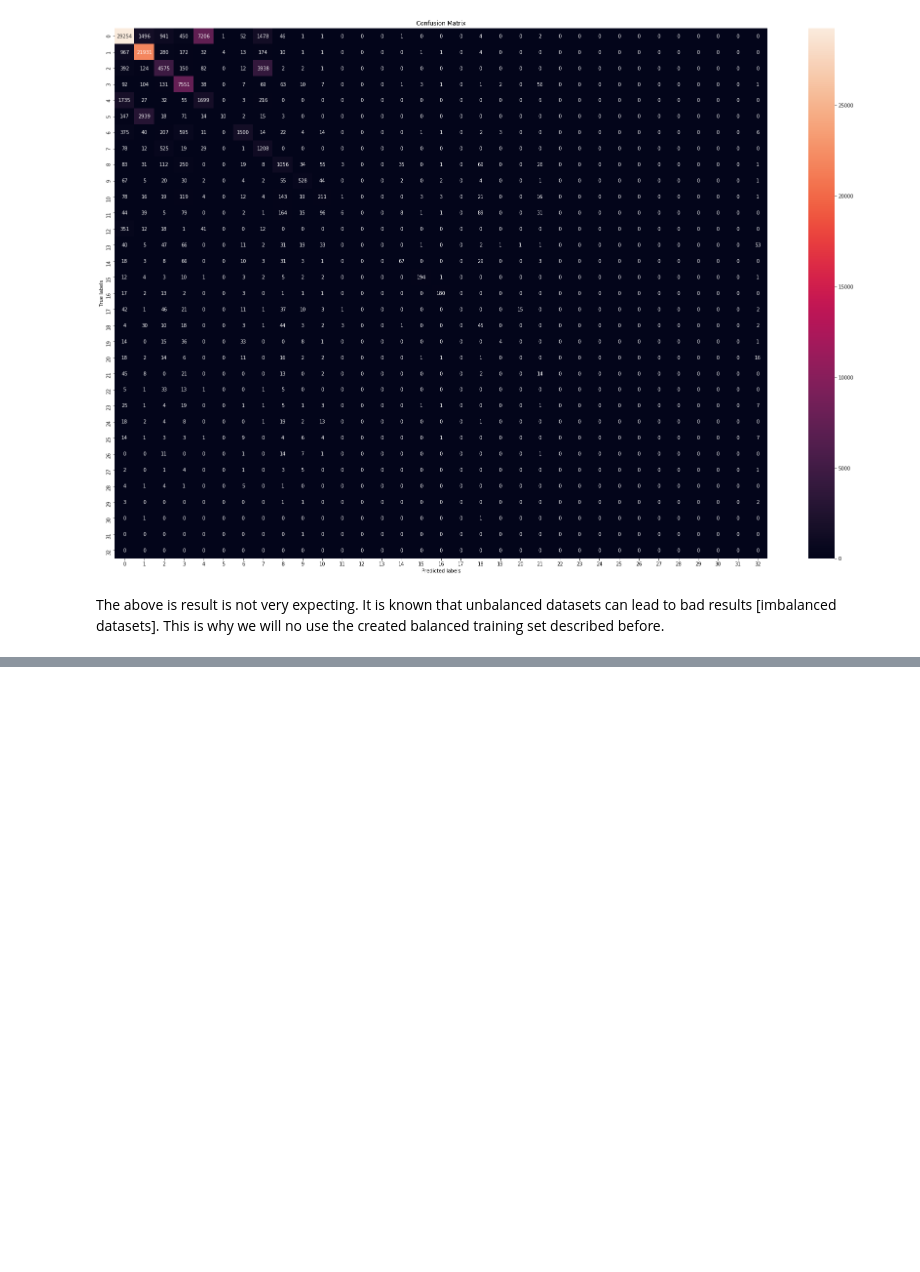
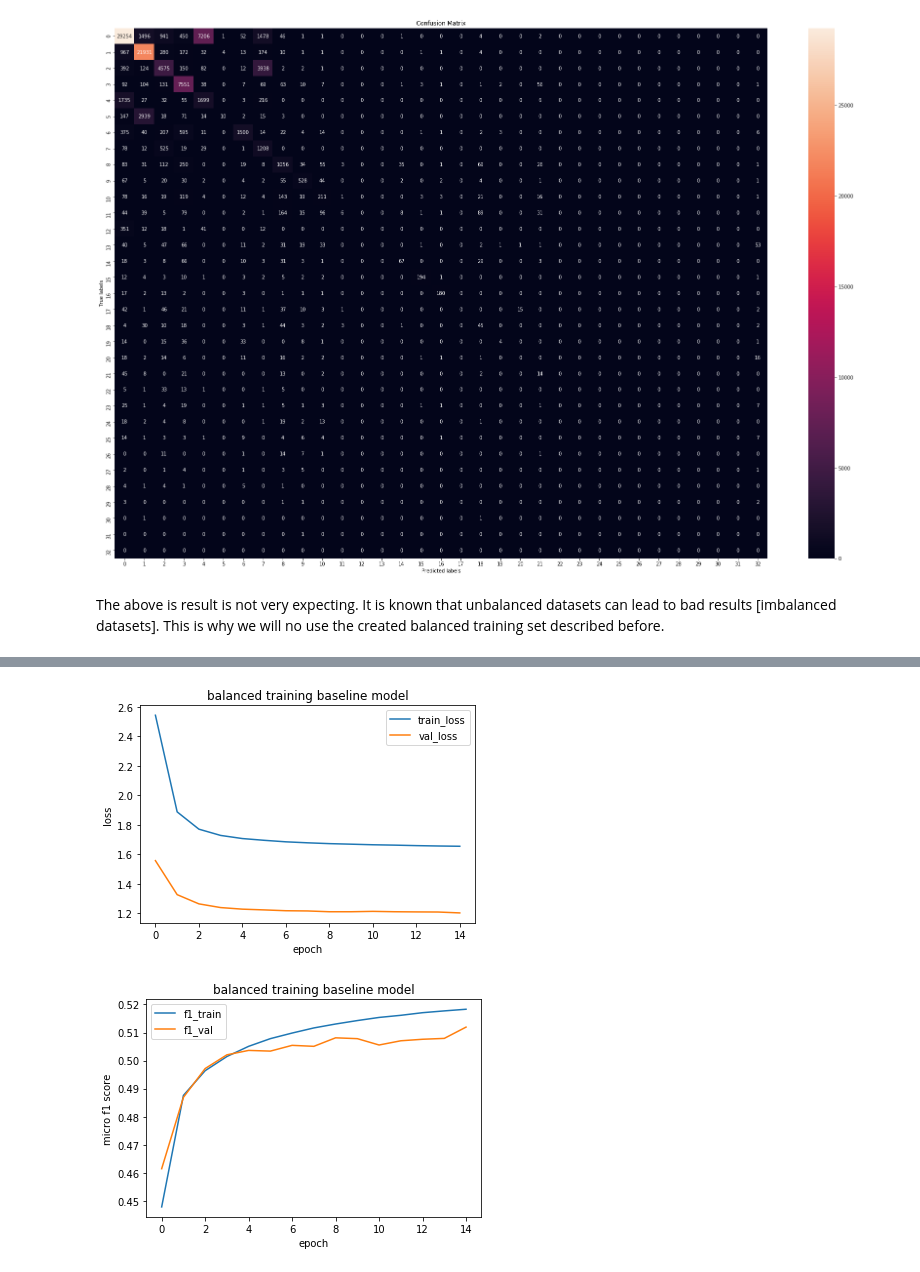
Before and after one commit to sorgmi/amazon_category_prediction, a Jupyter notebook: report.ipynb, the cells around one changed output, grey strips where cells are left out. Cells and saved outputs as stored; diff of their text form; code cells hidden in the pictures; blank space fills up the shorter version.

Commit message:
update report

```diff
--- a/report.ipynb
+++ b/report.ipynb
@@ -264,0 +253,11 @@ The above is result is not very expecting. It is known that unbalanced datasets
+# %%
+path = "blobs/2019-06-24_balanced_full_baseline/"
+title = "balanced training baseline model"
+plotLoss(path, title)
+plotF1(path, title)
+
+#getClassificationReport(path, -1)
+#plotExperimentCM(path, -1)
+# %% [output]
+[figure, added]
+[figure, added]
```
Also changed, not shown: parts of 24 cells of this notebook, 8 other files.
